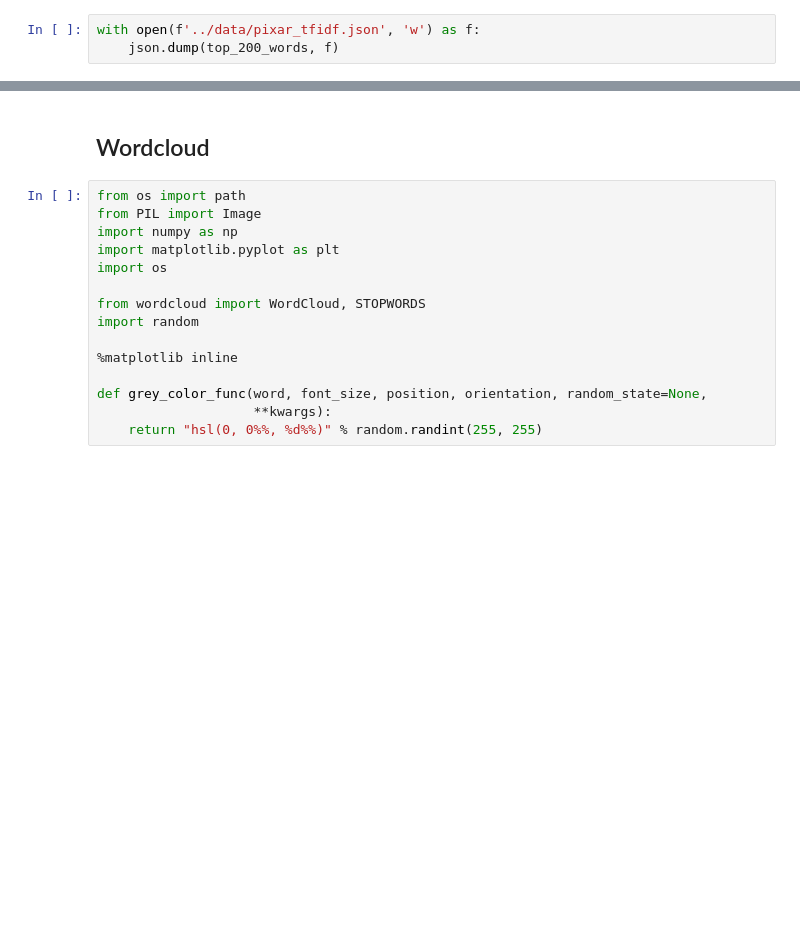
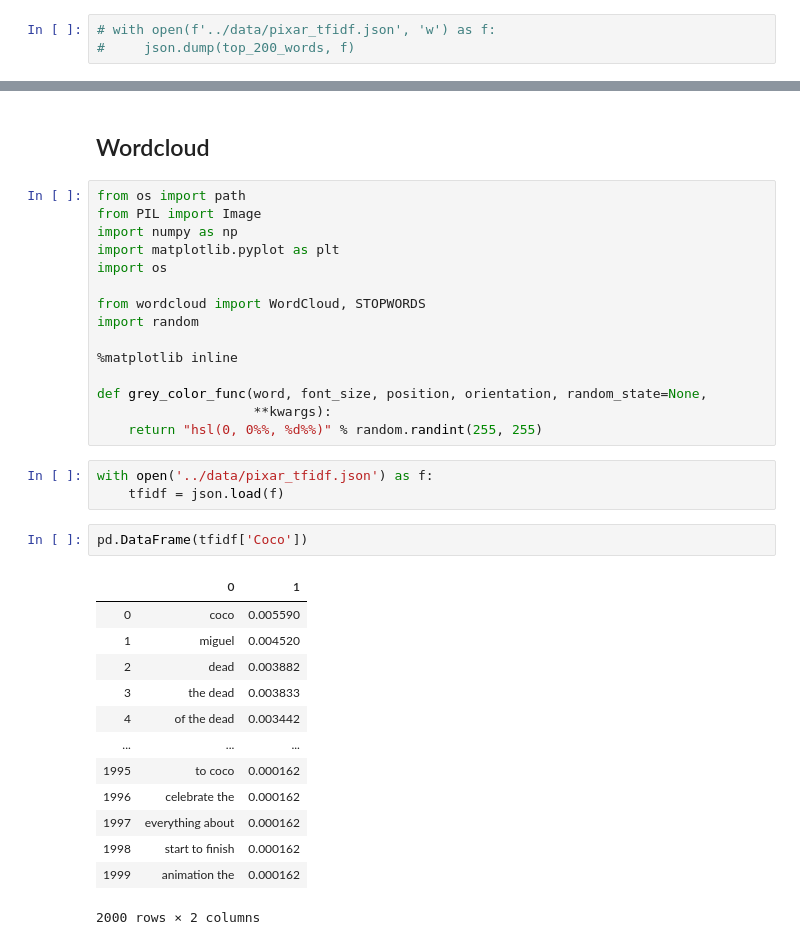
Before and after one commit to MaartenGr/Reviewer, a Jupyter notebook: notebooks/TF-IDF.ipynb, the cells around one changed output, grey strips where cells are left out. Drawn from its saved outputs; the diff is of its cells as text; blank space fills up the shorter version.

```diff
--- a/notebooks/TF-IDF.ipynb
+++ b/notebooks/TF-IDF.ipynb
@@ -114,8 +114,8 @@ for movie in titles:
     values = result[[movie]].sort_values(movie, ascending=False).values[:200].flatten()
     top_200_words[movie] = [(word, value) for word, value in zip(words, values)]
 # %%
-with open(f'../data/pixar_tfidf.json', 'w') as f:
-    json.dump(top_200_words, f)
+# with open(f'../data/pixar_tfidf.json', 'w') as f:
+#     json.dump(top_200_words, f)
 # %%
 result["Importance"] = result["WALL-E"].values / result.drop("WALL-E", 1).reset_index(drop=True).sum(axis=1).values
 # %%
@@ -164,3 +165,22 @@ import random
 def grey_color_func(word, font_size, position, orientation, random_state=None,
                     **kwargs):
     return "hsl(0, 0%%, %d%%)" % random.randint(255, 255)
+# %%
+with open('../data/pixar_tfidf.json') as f:
+    tfidf = json.load(f)
+# %%
+pd.DataFrame(tfidf['Coco'])
+# %% [output]
+|  | 0 | 1 |
+| 0 | coco | 0.005590 |
+| 1 | miguel | 0.004520 |
+| 2 | dead | 0.003882 |
+| 3 | the dead | 0.003833 |
+| 4 | of the dead | 0.003442 |
+| ... | ... | ... |
+| 1995 | to coco | 0.000162 |
+| 1996 | celebrate the | 0.000162 |
+| 1997 | everything about | 0.000162 |
+| 1998 | start to finish | 0.000162 |
+| 1999 | animation the | 0.000162 |
+2000 rows × 2 columns
```
Also changed, not shown: parts of 9 cells of this notebook, 26 other files.
